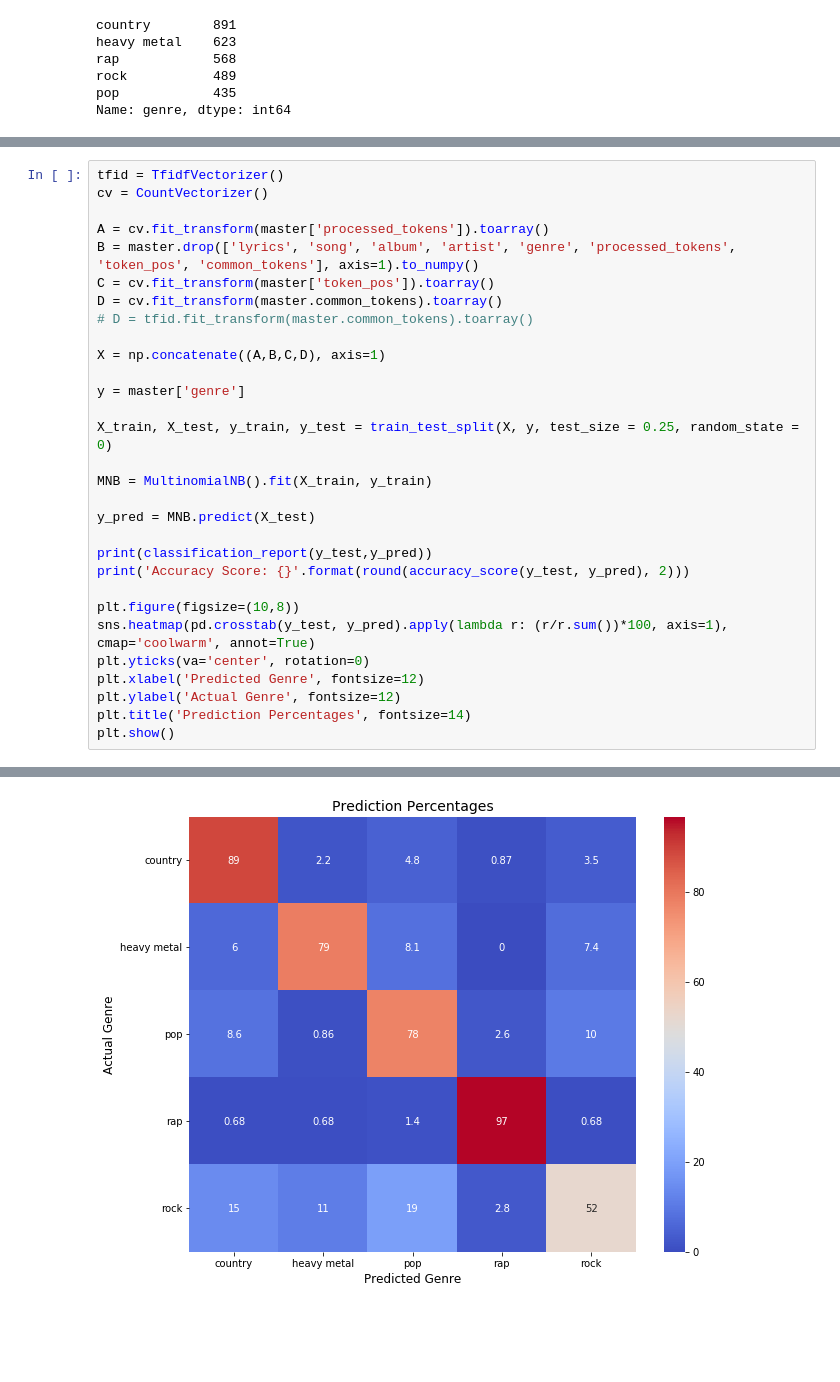
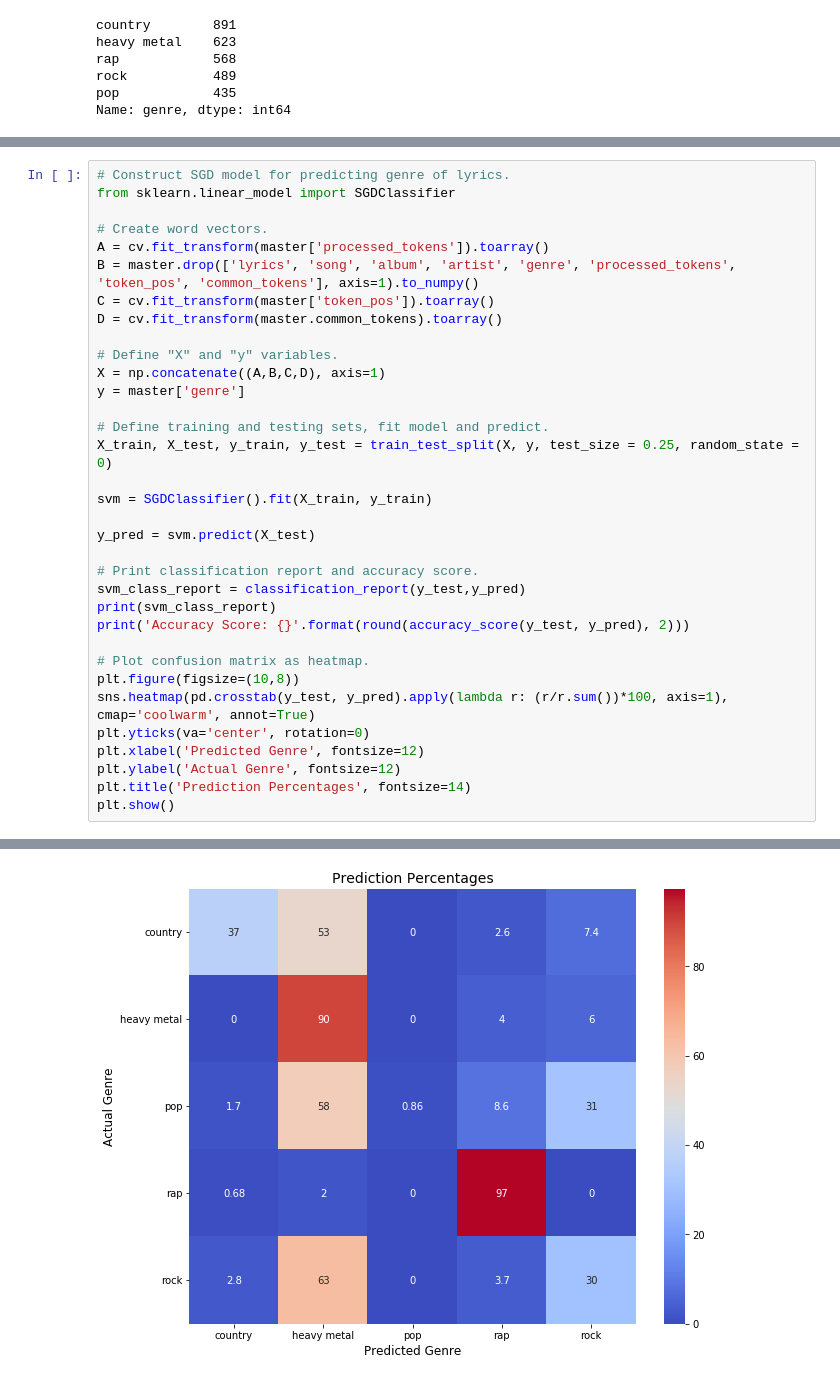
Before and after one commit to jlwalsh13/song_lyrics_NLP_DS_project, a Jupyter notebook: lyric_data_cleaning.ipynb, the cells around one changed output, grey strips where cells are left out. Saved outputs shown, nothing was run; the diff lists cells and outputs as text; blank space fills up the shorter version.

```diff
--- a/lyric_data_cleaning.ipynb
+++ b/lyric_data_cleaning.ipynb
@@ -794,26 +1003,30 @@ rock:
 # %%
-tfid = TfidfVectorizer()
-cv = CountVectorizer()
+# Construct SGD model for predicting genre of lyrics.
+from sklearn.linear_model import SGDClassifier
 
+# Create word vectors.
 A = cv.fit_transform(master['processed_tokens']).toarray()
 B = master.drop(['lyrics', 'song', 'album', 'artist', 'genre', 'processed_tokens', 'token_pos', 'common_tokens'], axis=1).to_numpy()
 C = cv.fit_transform(master['token_pos']).toarray()
 D = cv.fit_transform(master.common_tokens).toarray()
-# D = tfid.fit_transform(master.common_tokens).toarray()
 
+# Define "X" and "y" variables.
 X = np.concatenate((A,B,C,D), axis=1)
-
 y = master['genre']
 
+# Define training and testing sets, fit model and predict.
 X_train, X_test, y_train, y_test = train_test_split(X, y, test_size = 0.25, random_state = 0)
 
-MNB = MultinomialNB().fit(X_train, y_train)
+svm = SGDClassifier().fit(X_train, y_train)
 
-y_pred = MNB.predict(X_test)
+y_pred = svm.predict(X_test)
 
-print(classification_report(y_test,y_pred))
+# Print classification report and accuracy score.
+svm_class_report = classification_report(y_test,y_pred)
+print(svm_class_report)
 print('Accuracy Score: {}'.format(round(accuracy_score(y_test, y_pred), 2)))
 
+# Plot confusion matrix as heatmap.
 plt.figure(figsize=(10,8))
 sns.heatmap(pd.crosstab(y_test, y_pred).apply(lambda r: (r/r.sum())*100, axis=1), cmap='coolwarm', annot=True)
 plt.yticks(va='center', rotation=0)
@@ -838 +1051 @@ Accuracy Score: 0.81
-[figure, old version]
+[figure, new version]
```
Also changed, not shown: parts of 46 cells of this notebook, 3 other files.
